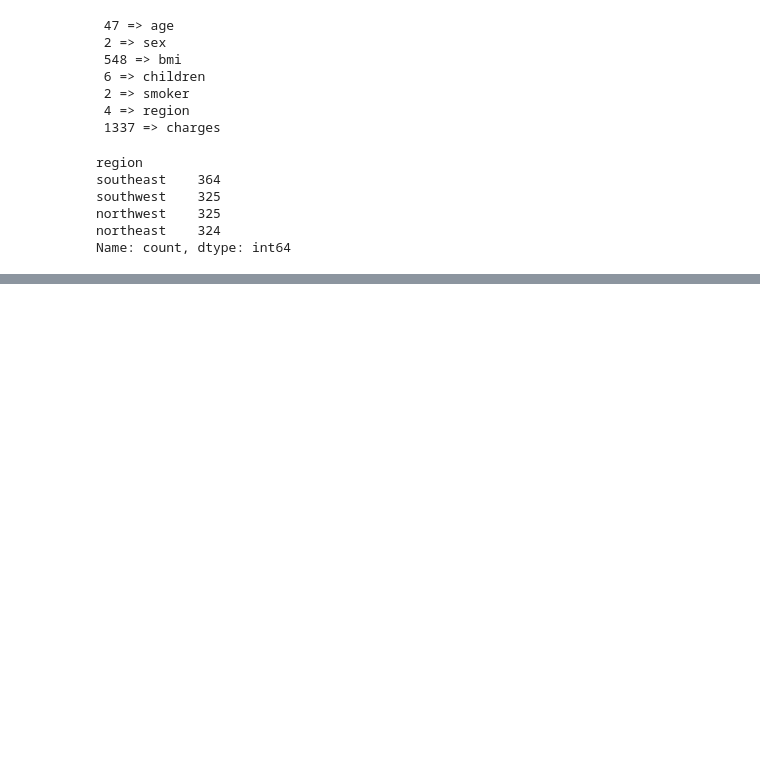
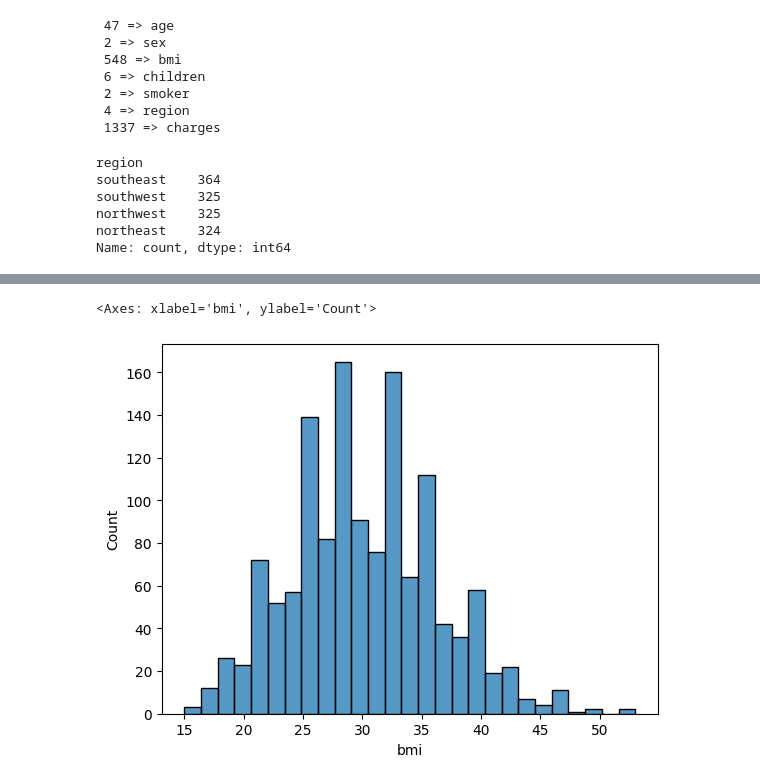
Before and after one commit to ferozahd/first_ml, a Jupyter notebook: insurance.ipynb, the cells around one changed output, grey strips where cells are left out. Saved outputs shown, nothing was run; the diff lists cells and outputs as text; code cells hidden in the pictures; blank space fills up the shorter version.

```diff
--- a/insurance.ipynb
+++ b/insurance.ipynb
@@ -72,0 +73,4 @@ sns.heatmap(df.corr(numeric_only=True),annot=True)
+# %%
+df['sex']=df['sex'].map({'male':0,'female':1})
+# %%
+df['smoker']=df['smoker'].map({'no':0,'yes':1})
@@ -72,0 +93,9 @@ sns.heatmap(df.corr(numeric_only=True),annot=True)
+# %%
+df=pd.get_dummies(df,columns=['region'], drop_first=False)
+# %%
+df=df.astype(int)
+# %%
+sns.histplot(data=df['bmi'])
+# %% [output]
+<Axes: xlabel='bmi', ylabel='Count'>
+[figure, added]
```
Also changed, not shown: parts of 9 cells of this notebook.
